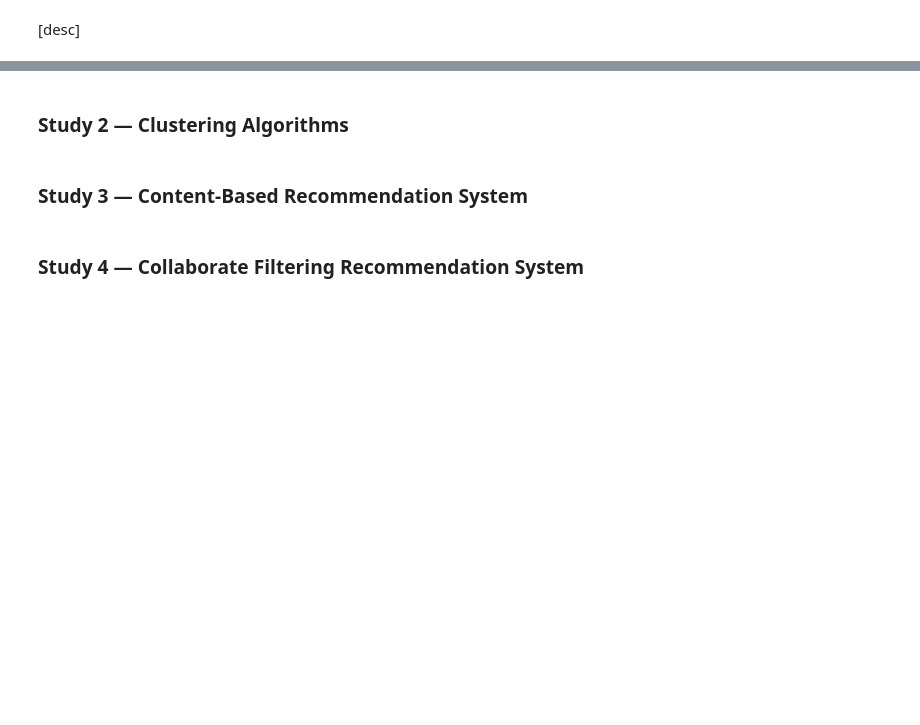
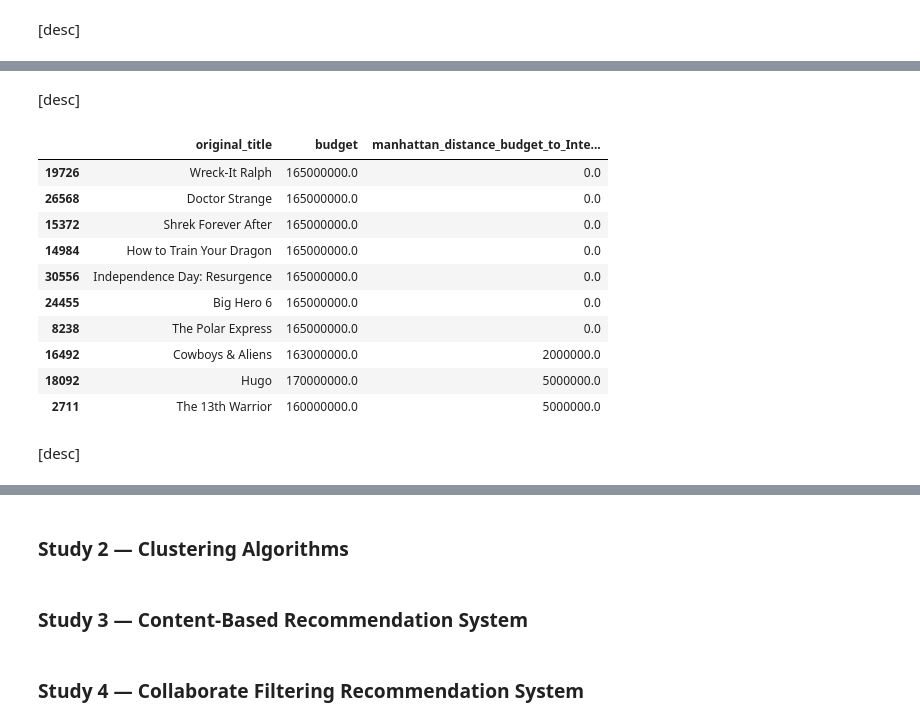
Before and after one commit to BrentMRPalmer/CSI4142-A4, a Jupyter notebook: UnsupervisedLearning.ipynb, the cells around one changed output, grey strips where cells are left out. Cells and saved outputs as stored; diff of their text form; code cells hidden in the pictures; blank space fills up the shorter version.

```diff
--- a/UnsupervisedLearning.ipynb
+++ b/UnsupervisedLearning.ipynb
@@ -377,0 +616,21 @@ Examples of five rows with edit distance to Back to the Future based on the movi
+# %%
+# Similarity Measure 4 — Manhattan Distance on Budget
+
+# Select the reference movie
+reference_movie = "Interstellar"
+
+# Store the budget for the reference movie
+reference_budget =  float(cleaned_metadata_df[cleaned_metadata_df["original_title"]==reference_movie]["budget"].iloc[0])
+
+# Apply the distance.cityblock() function from the scipy library to compute the Manhattan distance between the budget of the reference movie and the budget of every other movie
+new_feature_name = "manhattan_distance_budget_to_" + reference_movie
+cleaned_metadata_df[new_feature_name] = cleaned_metadata_df["budget"].apply(
+    lambda budget: distance.cityblock([reference_budget], [budget])
+)
+
+# Print the budget of the reference movie
+print(f"The budget of {reference_movie}: {reference_budget}\n")
+
+# Print five example rows
+print(f"Examples of five rows with Manhattan distance to {reference_movie} based on the movie budget:")
+cleaned_metadata_df[["original_title", "budget", new_feature_name]].head(20).tail(5)
@@ -377,0 +647,19 @@ Examples of five rows with edit distance to Back to the Future based on the movi
+# %% [markdown]
+[desc]
+# %%
+# Request: Show me the top 10 movies with a similar budget to the reference movie
+cleaned_metadata_df.loc[cleaned_metadata_df["original_title"] != reference_movie, ["original_title", "budget", new_feature_name]].sort_values(new_feature_name).head(10)
+# %% [output]
+|  | original_title | budget | manhattan_distance_budget_to_Inte... |
+| 19726 | Wreck-It Ralph | 165000000.0 | 0.0 |
+| 26568 | Doctor Strange | 165000000.0 | 0.0 |
+| 15372 | Shrek Forever After | 165000000.0 | 0.0 |
+| 14984 | How to Train Your Dragon | 165000000.0 | 0.0 |
+| 30556 | Independence Day: Resurgence | 165000000.0 | 0.0 |
+| 24455 | Big Hero 6 | 165000000.0 | 0.0 |
+| 8238 | The Polar Express | 165000000.0 | 0.0 |
+| 16492 | Cowboys & Aliens | 163000000.0 | 2000000.0 |
+| 18092 | Hugo | 170000000.0 | 5000000.0 |
+| 2711 | The 13th Warrior | 160000000.0 | 5000000.0 |
+# %% [markdown]
+[desc]
```
Also changed, not shown: parts of 31 cells of this notebook, 1 other file.
